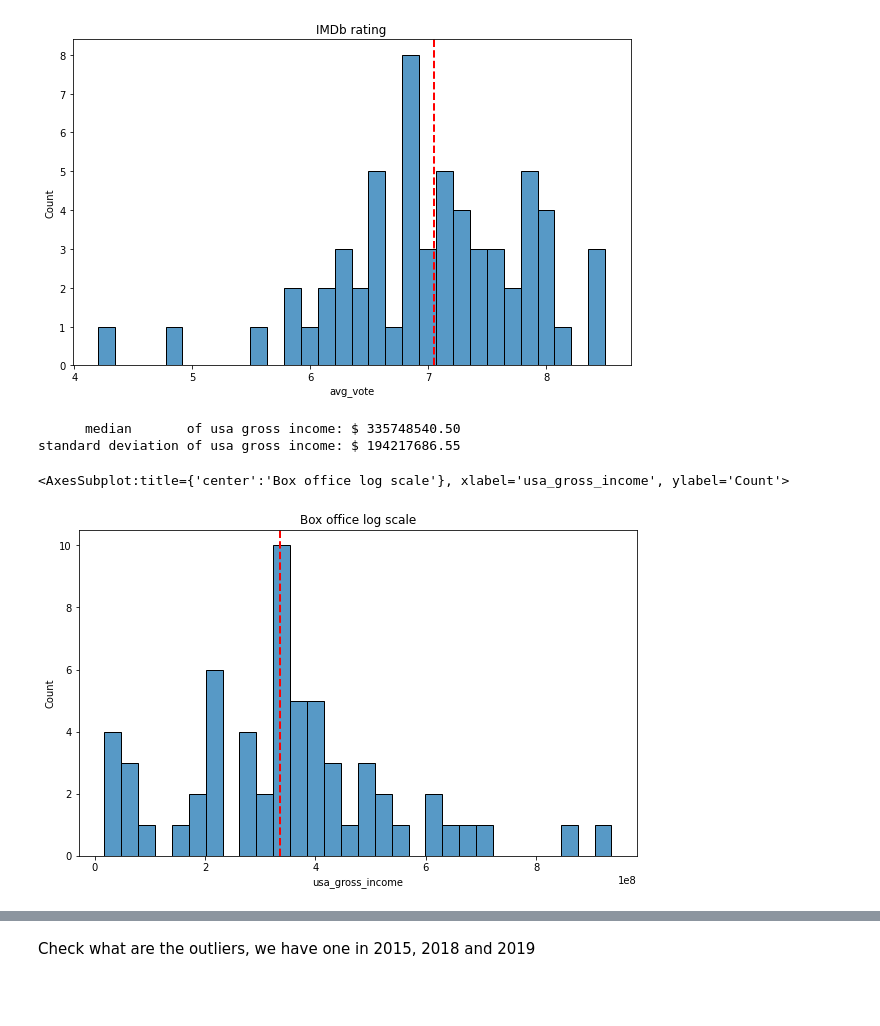
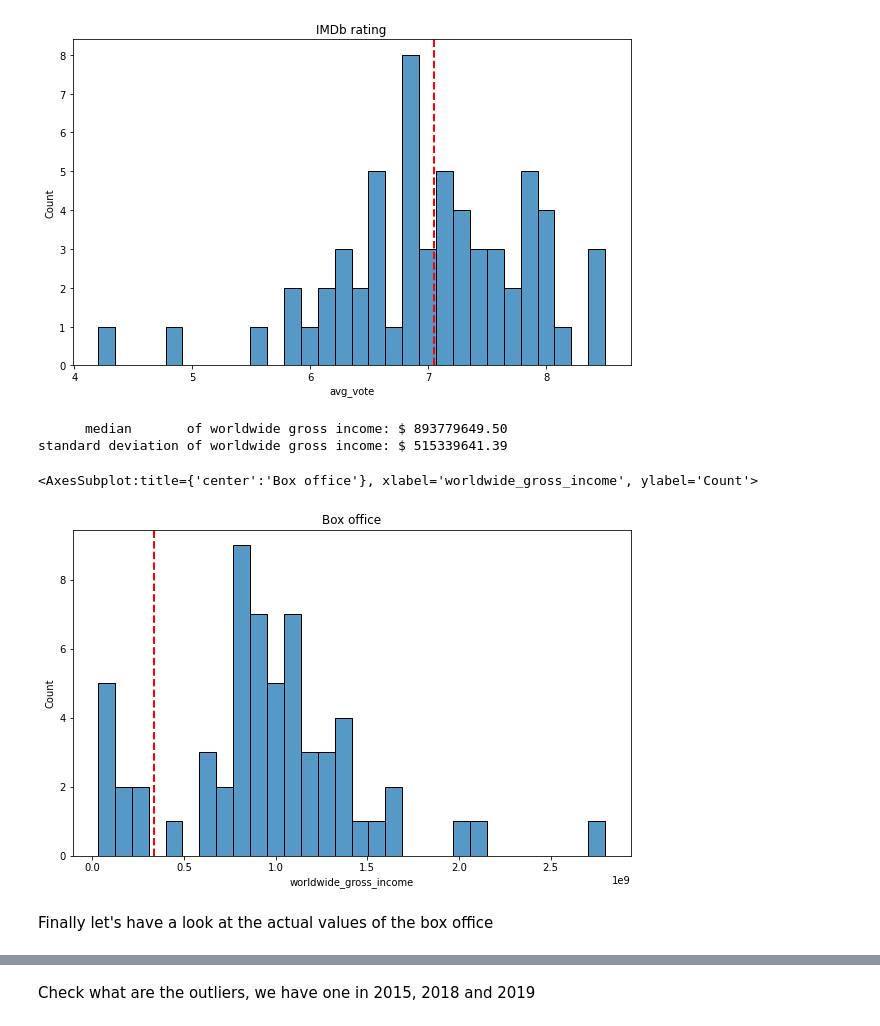
Before and after one commit to epfl-ada/ada-2021-project-f-jab, a Jupyter notebook: movies.ipynb, the cells around one changed output, grey strips where cells are left out. Cells and saved outputs as stored; diff of their text form; code cells hidden in the pictures; blank space fills up the shorter version.

Commit message:
more plots on quotes

```diff
--- a/movies.ipynb
+++ b/movies.ipynb
@@ -25,7 +24,7 @@ imdb = clean_imdb(df)
 # %% [markdown]
 We decided to work with the ten most successful movies in terms of usa gross income from 2015 to 2020
 # %%
-movies = imdb.sort_values(['usa_gross_income'], ascending=False).groupby('year').head(10)
+movies = imdb.sort_values(['worldwide_gross_income'], ascending=False).groupby('year').head(10)
 movies.shape
 # %% [output]
 (60, 22)
@@ -100,18 +121,21 @@ sns.histplot(data = movies['avg_vote'], bins=30)
 <AxesSubplot:title={'center':'IMDb rating'}, xlabel='avg_vote', ylabel='Count'>
 [figure]
 # %%
-median = movies['usa_gross_income'].median()
-std = movies['usa_gross_income'].std()
-print(f'      median       of usa gross income: $ {"{:.2f}".format(median)}')
-print(f'standard deviation of usa gross income: $ {"{:.2f}".format(std)}')
+median = movies['worldwide_gross_income'].median()
+mean = movies['worldwide_gross_income'].mean()
+std = movies['worldwide_gross_income'].std()
+print(f'      median       of worldwide gross income: $ {"{:.2f}".format(median)}')
+print(f'standard deviation of worldwide gross income: $ {"{:.2f}".format(std)}')
 # %% [output]
-      median       of usa gross income: $ 335748540.50
-standard deviation of usa gross income: $ 194217686.55
+      median       of worldwide gross income: $ 893779649.50
+standard deviation of worldwide gross income: $ 515339641.39
 # %%
 plt.figure(figsize = (10,6))
-plt.title('Box office log scale')
+plt.title('Box office')
 plt.axvline(movies['usa_gross_income'].median(), color='r', linestyle='dashed', linewidth=2)
-sns.histplot(data = movies['usa_gross_income'], bins=30)
+sns.histplot(data = movies['worldwide_gross_income'], bins=30)
 # %% [output]
-<AxesSubplot:title={'center':'Box office log scale'}, xlabel='usa_gross_income', ylabel='Count'>
+<AxesSubplot:title={'center':'Box office'}, xlabel='worldwide_gross_income', ylabel='Count'>
-[figure, old version]
+[figure, new version]
+# %% [markdown]
+Finally let's have a look at the actual values of the box office
```
Also changed, not shown: parts of 45 cells of this notebook.
